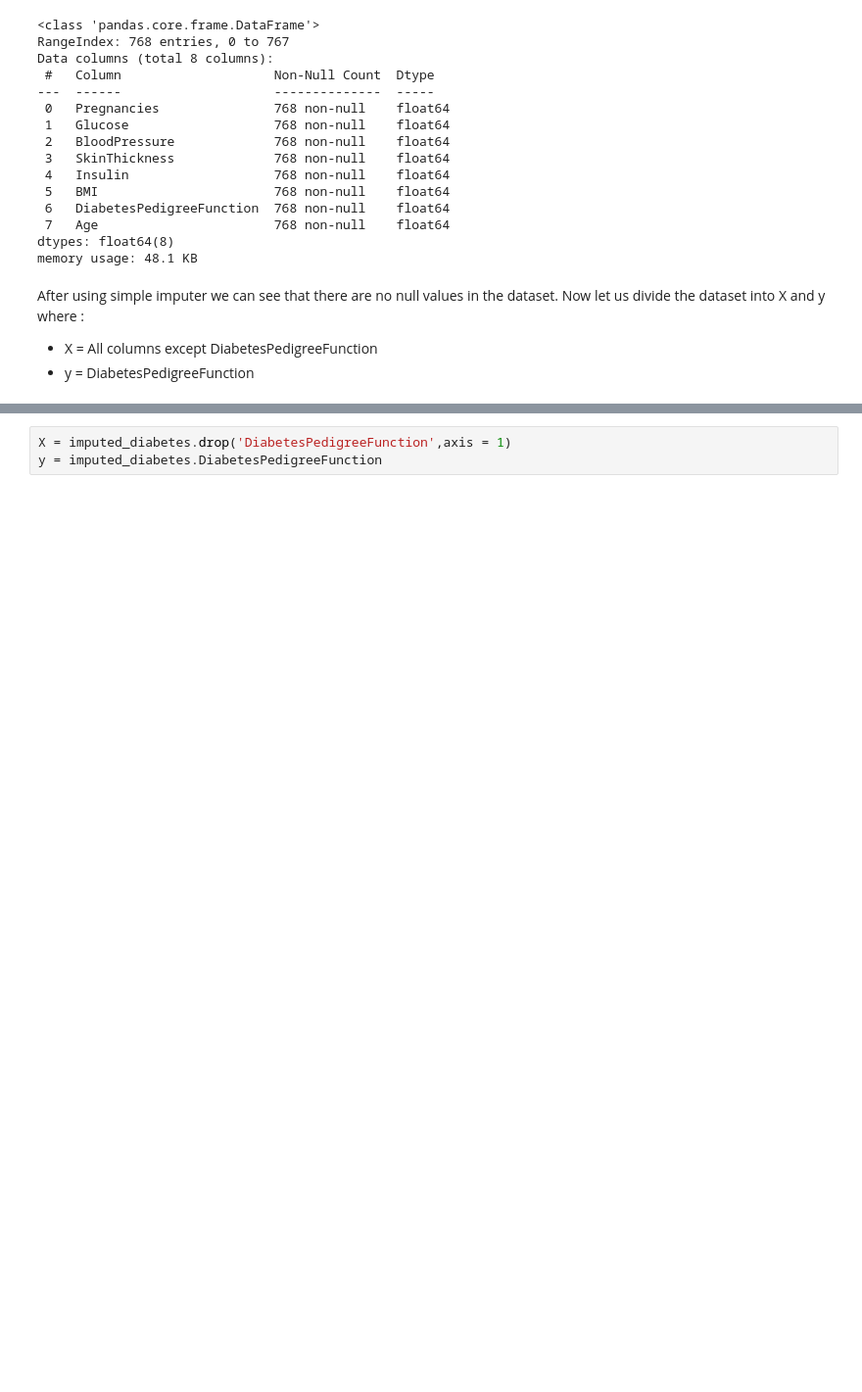
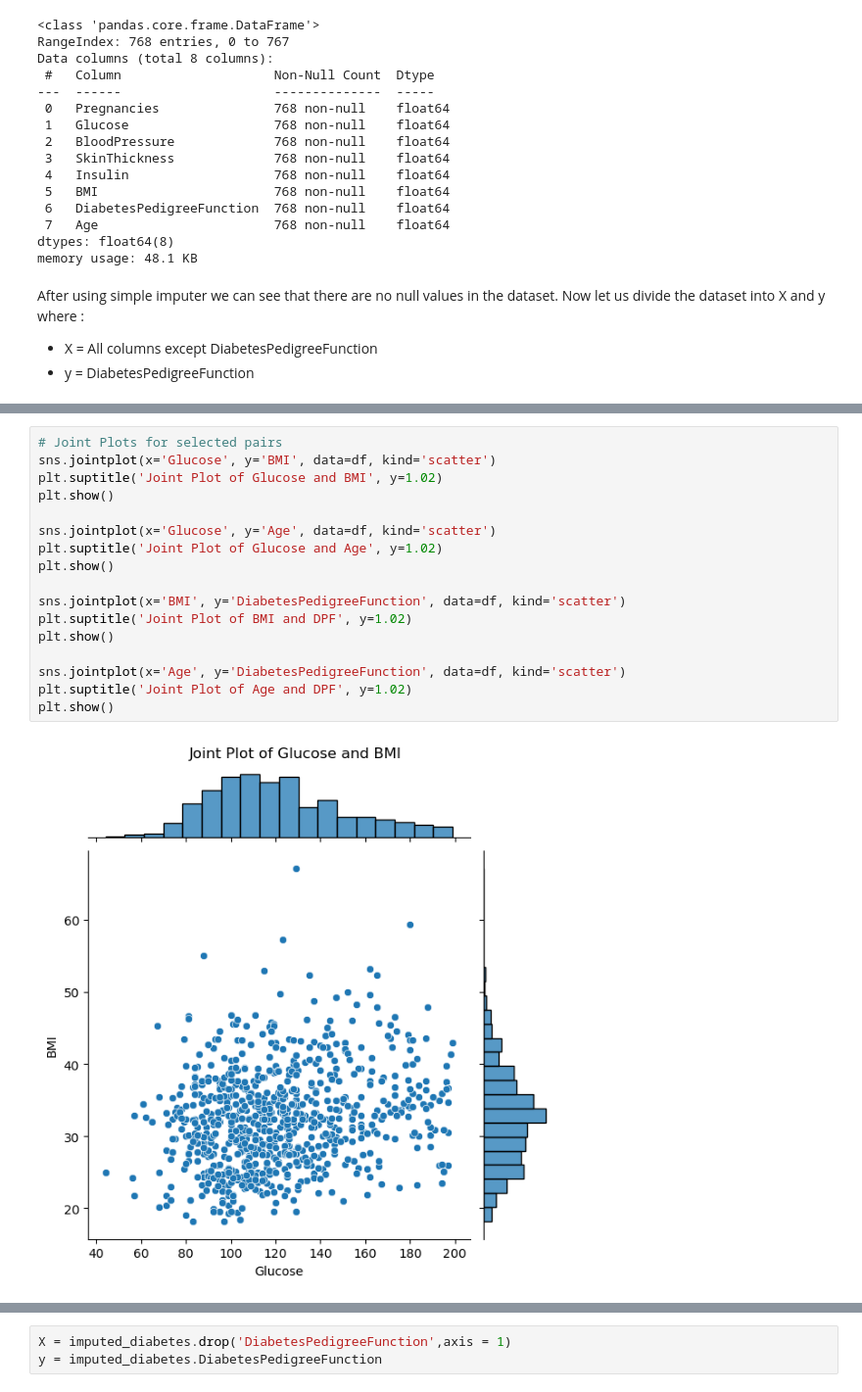
Before and after one commit to starkparsa/Diabetes-Progression-Function-Predicter-DPFP-, a Jupyter notebook: diabetes-progression-funtion-predicter-dpfp.ipynb, the cells around one changed output, grey strips where cells are left out. Shown at 98% size. Saved outputs shown, nothing was run; the diff lists cells and outputs as text; blank space fills up the shorter version.

```diff
--- a/diabetes-progression-funtion-predicter-dpfp.ipynb
+++ b/diabetes-progression-funtion-predicter-dpfp.ipynb
@@ -123,0 +136,19 @@ After using simple imputer we can see that there are no null values in the datas
+# %%
+# Joint Plots for selected pairs
+sns.jointplot(x='Glucose', y='BMI', data=df, kind='scatter')
+plt.suptitle('Joint Plot of Glucose and BMI', y=1.02)
+plt.show()
+
+sns.jointplot(x='Glucose', y='Age', data=df, kind='scatter')
+plt.suptitle('Joint Plot of Glucose and Age', y=1.02)
+plt.show()
+
+sns.jointplot(x='BMI', y='DiabetesPedigreeFunction', data=df, kind='scatter')
+plt.suptitle('Joint Plot of BMI and DPF', y=1.02)
+plt.show()
+
+sns.jointplot(x='Age', y='DiabetesPedigreeFunction', data=df, kind='scatter')
+plt.suptitle('Joint Plot of Age and DPF', y=1.02)
+plt.show()
+# %% [output]
+[figure, added]
```
Also changed, not shown: parts of 3 cells of this notebook.
